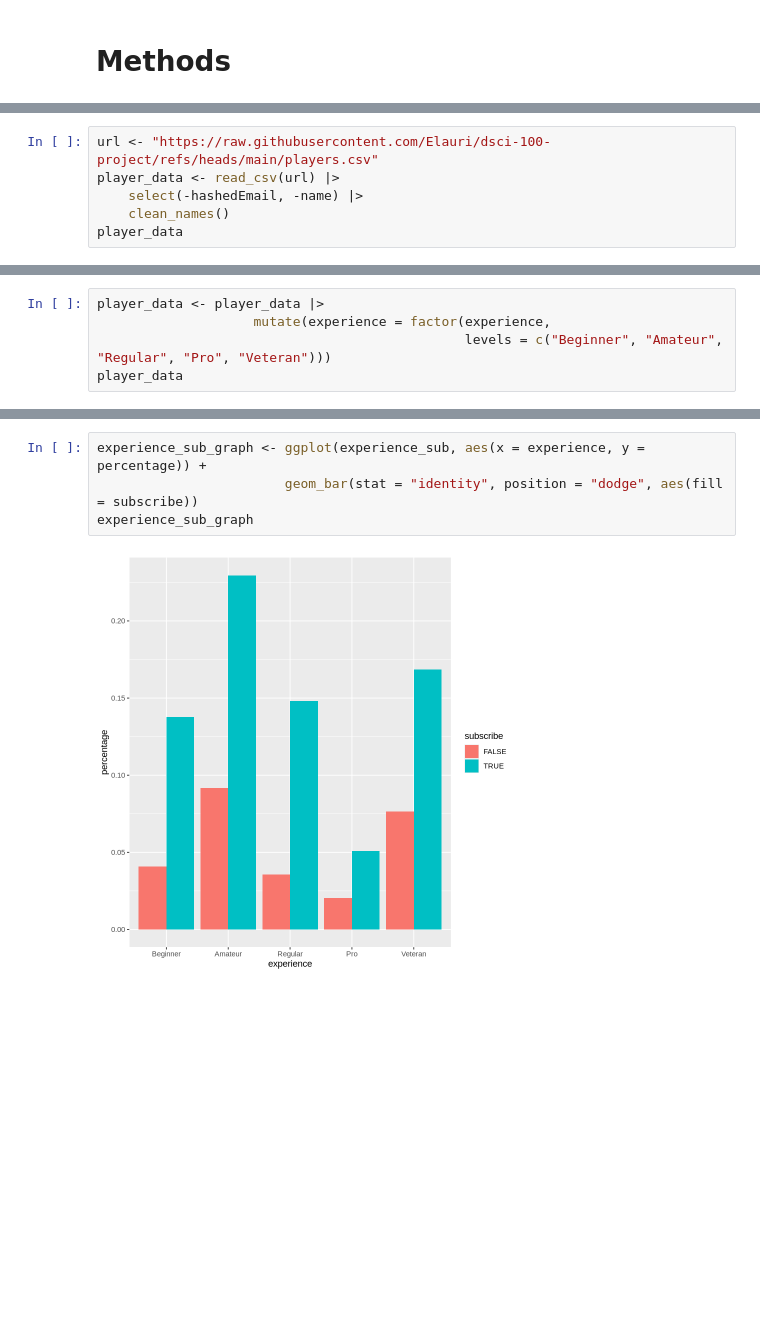
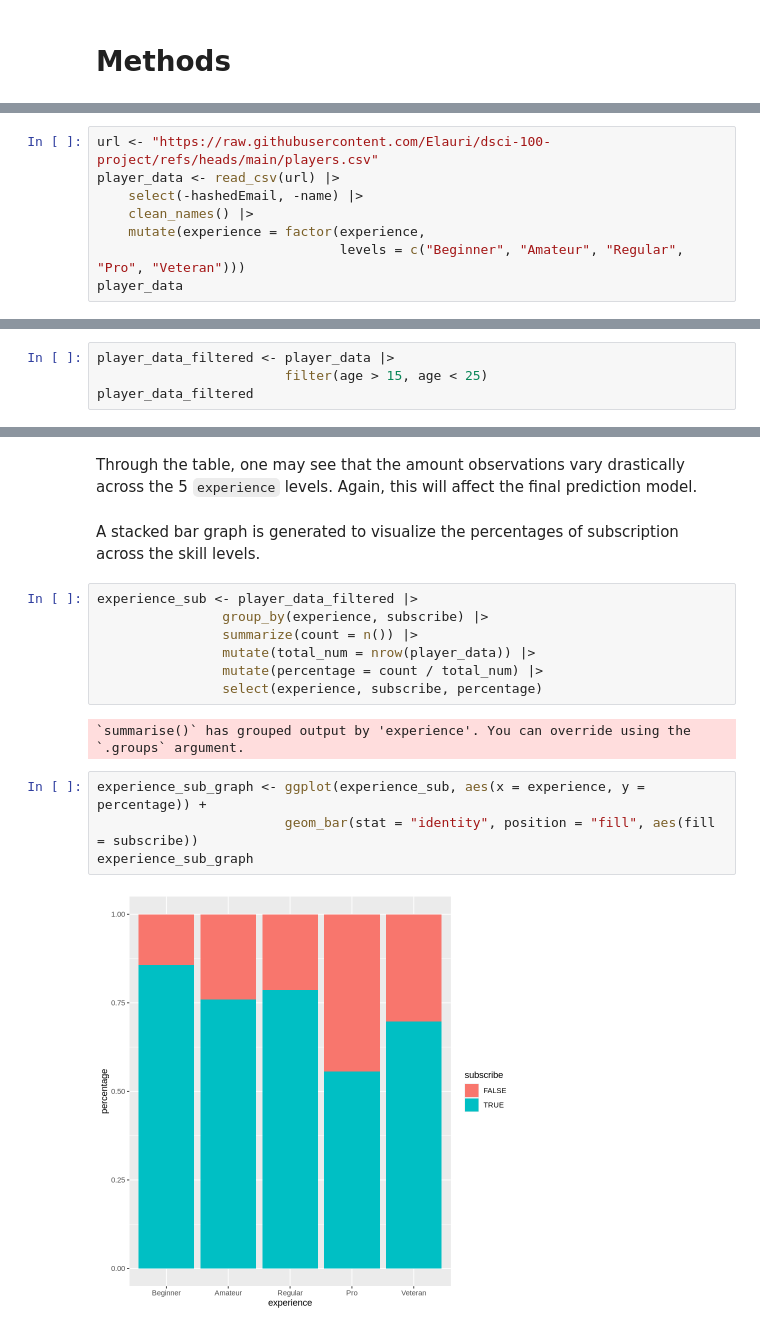
Before and after one commit to Elauri/dsci-100-project, a Jupyter notebook: project.ipynb, the cells around one changed output, grey strips where cells are left out. Cells and saved outputs as stored; diff of their text form; blank space fills up the shorter version.

Commit message:
Details finalized

```diff
--- a/project.ipynb
+++ b/project.ipynb
@@ -54,7 +49,9 @@ First, the file containing players data is read into an object called `player_da
 url <- "https://raw.githubusercontent.com/Elauri/dsci-100-project/refs/heads/main/players.csv"
 player_data <- read_csv(url) |>
     select(-hashedEmail, -name) |>
-    clean_names()
+    clean_names() |>
+    mutate(experience = factor(experience,
+                               levels = c("Beginner", "Amateur", "Regular", "Pro", "Veteran")))
 player_data
 # %% [output]
 Rows: 196 Columns: 7
@@ -83,5 +102,0 @@ We can first observe the trend through graphs.
-# %%
-player_data <- player_data |>
-                    mutate(experience = factor(experience,
-                                               levels = c("Beginner", "Amateur", "Regular", "Pro", "Veteran")))
-player_data
@@ -160,0 +117,4 @@ A grouped_df: 10 × 3
+# %%
+player_data_filtered <- player_data |>
+                        filter(age > 15, age < 25)
+player_data_filtered
@@ -161,6 +173,20 @@ A grouped_df: 10 × 3
+# %% [markdown]
+Through the table, one may see that the amount observations vary drastically across the 5 `experience` levels. Again, this will affect the final prediction model.
+# %% [markdown]
+A stacked bar graph is generated to visualize the percentages of subscription across the skill levels.
+# %%
+experience_sub <- player_data_filtered |>
+                group_by(experience, subscribe) |>
+                summarize(count = n()) |>
+                mutate(total_num = nrow(player_data)) |>
+                mutate(percentage = count / total_num) |>
+                select(experience, subscribe, percentage)
+# %% [output]
+`summarise()` has grouped output by 'experience'. You can override using the
+`.groups` argument.
 # %%
 experience_sub_graph <- ggplot(experience_sub, aes(x = experience, y = percentage)) +
-                        geom_bar(stat = "identity", position = "dodge", aes(fill = subscribe))
+                        geom_bar(stat = "identity", position = "fill", aes(fill = subscribe))
 experience_sub_graph
 # %% [output]
-[figure, old version]
+[figure, new version]
```
Also changed, not shown: parts of 72 cells of this notebook.
